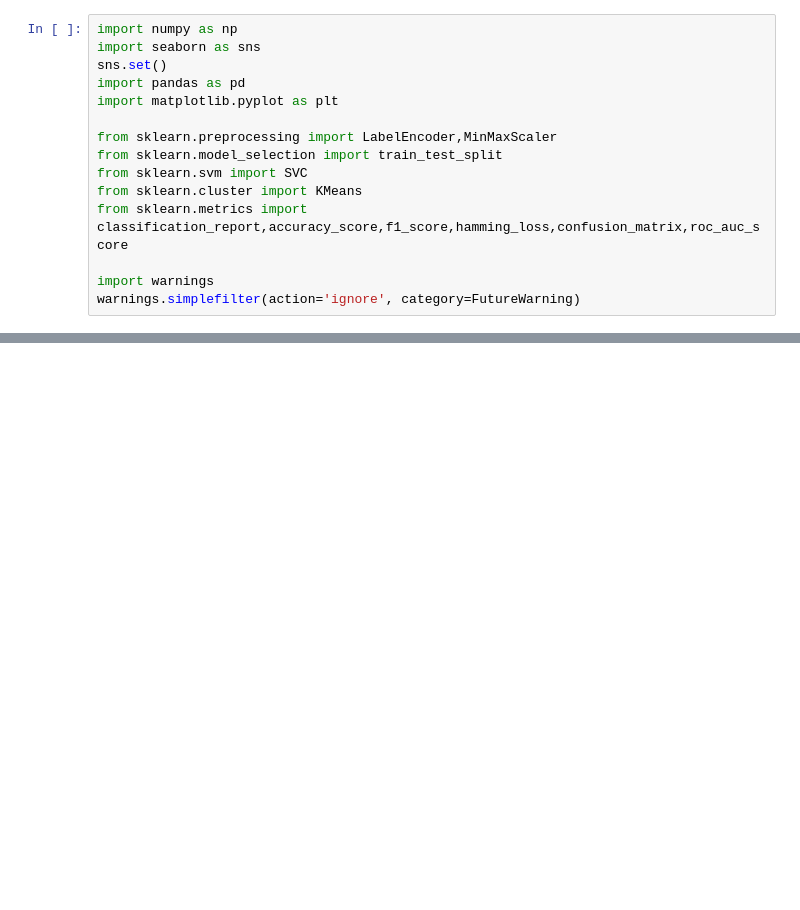
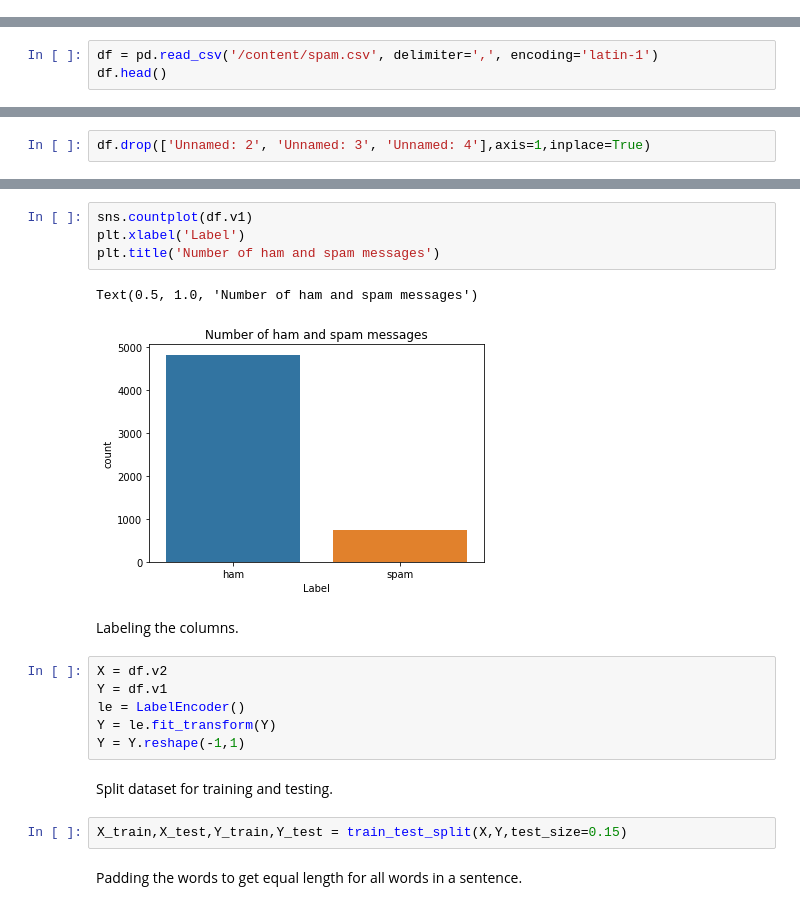
Before and after one commit to Vishwakjith/IBM-Project-13087-1659510254, a Jupyter notebook: Assessments/Team Lead - 19z254/Assignment 4/Assignment_4.ipynb, the cells around one changed output, grey strips where cells are left out. Drawn from its saved outputs; the diff is of its cells as text; blank space fills up the shorter version.

```diff
--- a/Assessments/Team Lead - 19z254/Assignment 4/Assignment_4.ipynb
+++ b/Assessments/Team Lead - 19z254/Assignment 4/Assignment_4.ipynb
@@ -3,15 +0,0 @@
-# %%
-import numpy as np
-import seaborn as sns
-sns.set()
-import pandas as pd
-import matplotlib.pyplot as plt
-
-from sklearn.preprocessing import LabelEncoder,MinMaxScaler
-from sklearn.model_selection import train_test_split
-from sklearn.svm import SVC
-from sklearn.cluster import KMeans
-from sklearn.metrics import classification_report,accuracy_score,f1_score,hamming_loss,confusion_matrix,roc_auc_score
-
-import warnings
-warnings.simplefilter(action='ignore', category=FutureWarning)
@@ -359,0 +24,3 @@ Accuracy:  0.9833333333333333
+# %%
+df = pd.read_csv('/content/spam.csv', delimiter=',', encoding='latin-1')
+df.head()
@@ -359,0 +55,2 @@ Accuracy:  0.9833333333333333
+# %%
+df.drop(['Unnamed: 2', 'Unnamed: 3', 'Unnamed: 4'],axis=1,inplace=True)
@@ -359,0 +71,21 @@ Accuracy:  0.9833333333333333
+# %%
+sns.countplot(df.v1)
+plt.xlabel('Label')
+plt.title('Number of ham and spam messages')
+# %% [output]
+Text(0.5, 1.0, 'Number of ham and spam messages')
+[figure, added]
+# %% [markdown]
+Labeling the columns.
+# %%
+X = df.v2
+Y = df.v1
+le = LabelEncoder()
+Y = le.fit_transform(Y)
+Y = Y.reshape(-1,1)
+# %% [markdown]
+Split dataset for training and testing.
+# %%
+X_train,X_test,Y_train,Y_test = train_test_split(X,Y,test_size=0.15)
+# %% [markdown]
+Padding the words to get equal length for all words in a sentence.
```
Also changed, not shown: parts of 96 cells of this notebook, 8 other files.
